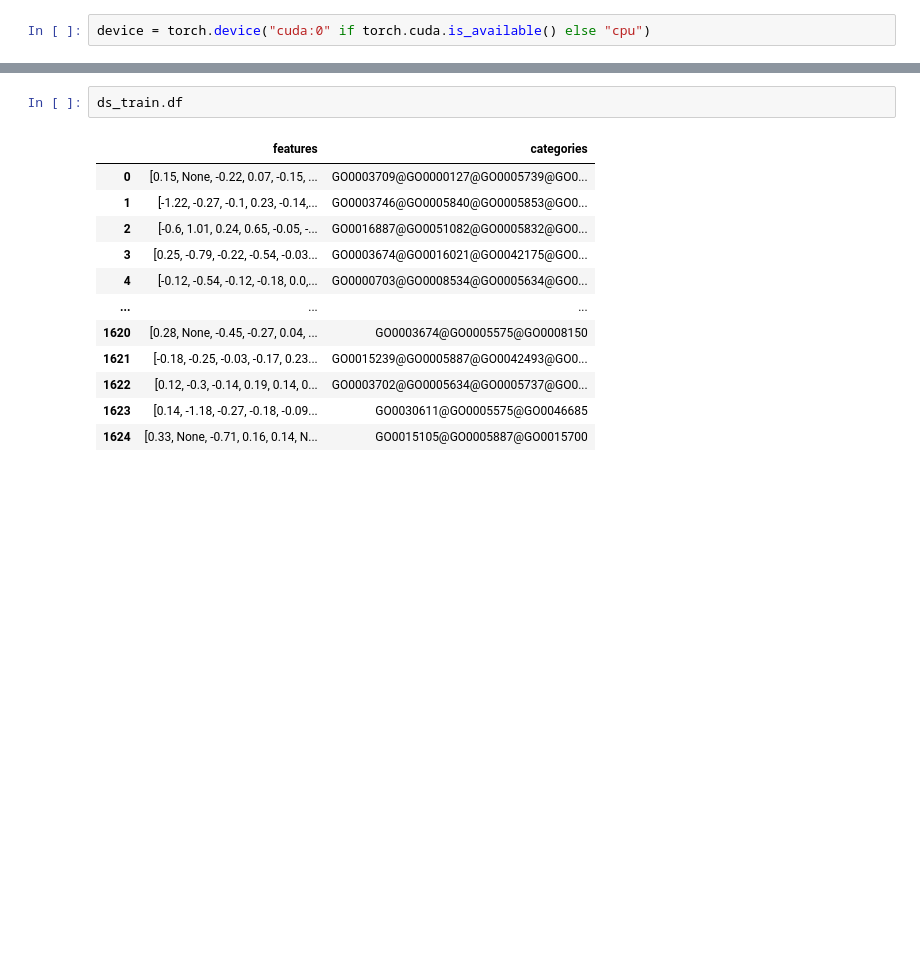
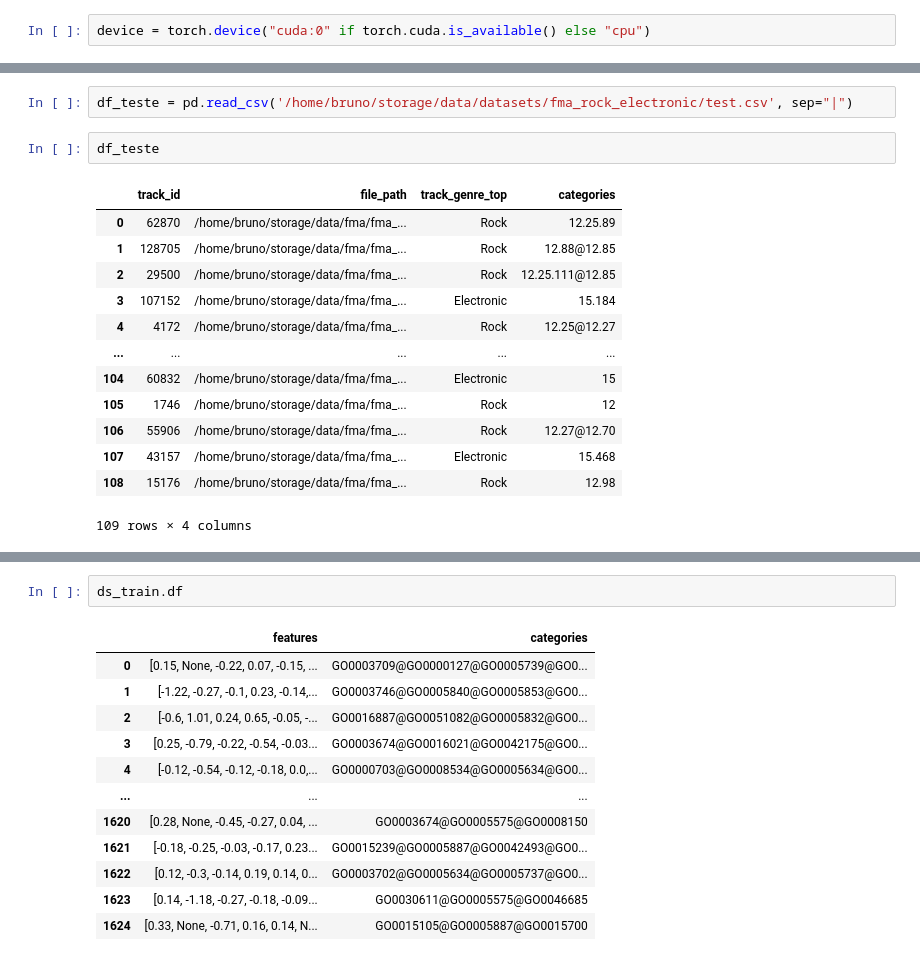
Before and after one commit to Sette/hmc_torch, a Jupyter notebook: Dataset-GOFUN.ipynb, the cells around one changed output, grey strips where cells are left out. Drawn from its saved outputs; the diff is of its cells as text; blank space fills up the shorter version.

```diff
--- a/Dataset-GOFUN.ipynb
+++ b/Dataset-GOFUN.ipynb
@@ -21,0 +38,18 @@ ds_train, ds_val, ds_test = initialize_dataset('cellcycle_GO', dataset_path)
+# %%
+df_teste = pd.read_csv('/home/bruno/storage/data/datasets/fma_rock_electronic/test.csv', sep="|")
+# %%
+df_teste
+# %% [output]
+|  | track_id | file_path | track_genre_top | categories |
+| 0 | 62870 | /home/bruno/storage/data/fma/fma_... | Rock | 12.25.89 |
+| 1 | 128705 | /home/bruno/storage/data/fma/fma_... | Rock | 12.88@12.85 |
+| 2 | 29500 | /home/bruno/storage/data/fma/fma_... | Rock | 12.25.111@12.85 |
+| 3 | 107152 | /home/bruno/storage/data/fma/fma_... | Electronic | 15.184 |
+| 4 | 4172 | /home/bruno/storage/data/fma/fma_... | Rock | 12.25@12.27 |
+| ... | ... | ... | ... | ... |
+| 104 | 60832 | /home/bruno/storage/data/fma/fma_... | Electronic | 15 |
+| 105 | 1746 | /home/bruno/storage/data/fma/fma_... | Rock | 12 |
+| 106 | 55906 | /home/bruno/storage/data/fma/fma_... | Rock | 12.27@12.70 |
+| 107 | 43157 | /home/bruno/storage/data/fma/fma_... | Electronic | 15.468 |
+| 108 | 15176 | /home/bruno/storage/data/fma/fma_... | Rock | 12.98 |
+109 rows × 4 columns
```
Also changed, not shown: parts of 24 cells of this notebook, 2 other files.
